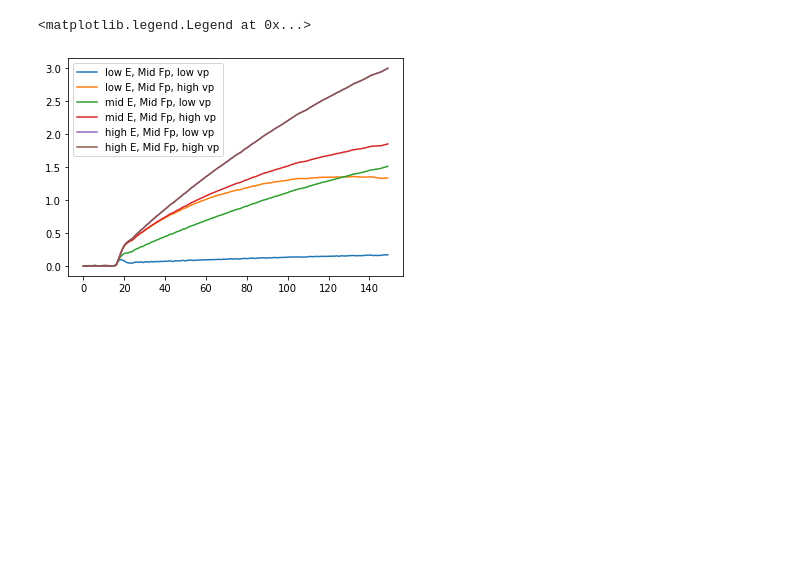
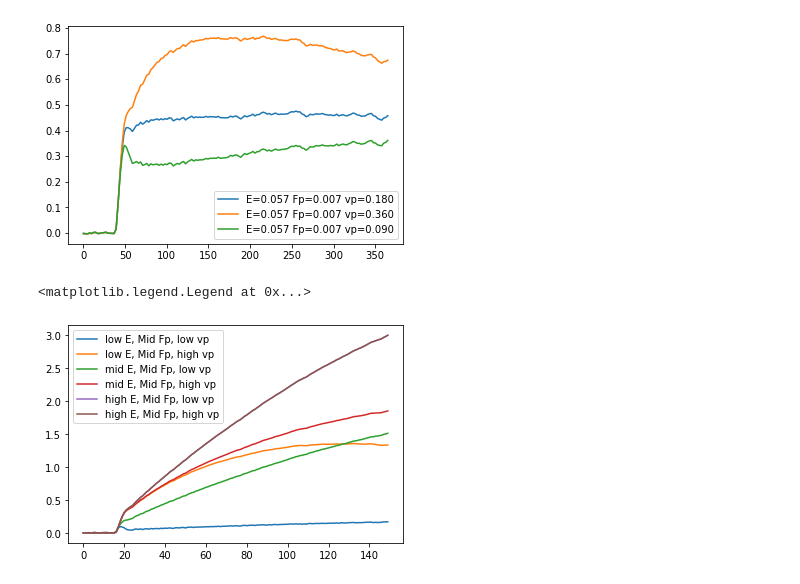
Before and after one commit to Michael-McLaren/MRI_ML, a Jupyter notebook: PK_parameter_testing.ipynb, the cells around one changed output. Cells and saved outputs as stored; diff of their text form; code cells hidden in the pictures; blank space fills up the shorter version.

```diff
--- a/PK_parameter_testing.ipynb
+++ b/PK_parameter_testing.ipynb
@@ -78,3 +65,19 @@ plt.legend()
+# %%
+fitted_data = TwoCUMfittingConc(t, AIF, series[80,100,14,:] , 0)
+
+params = fitted_data[:3]
+plot_params(params)
+
+params[2] = params[2]/2
+plot_params(params)
+
+params[2] = params[2]*4
+plot_params(params)
+
+plt.legend()
+plt.show()
+# %% [output]
+[figure, added]
 # %%
 fitted_data2 = np.array([0.05, 0.005, 0.000001, 1.46870388e-01, 0.00000000e+00, 0.00000000e+00])
 fitted_curve2 = TwoCUM(fitted_data2[0:3], t, AIF, 0)
```
Also changed, not shown: parts of 6 cells of this notebook, 4 other files.
